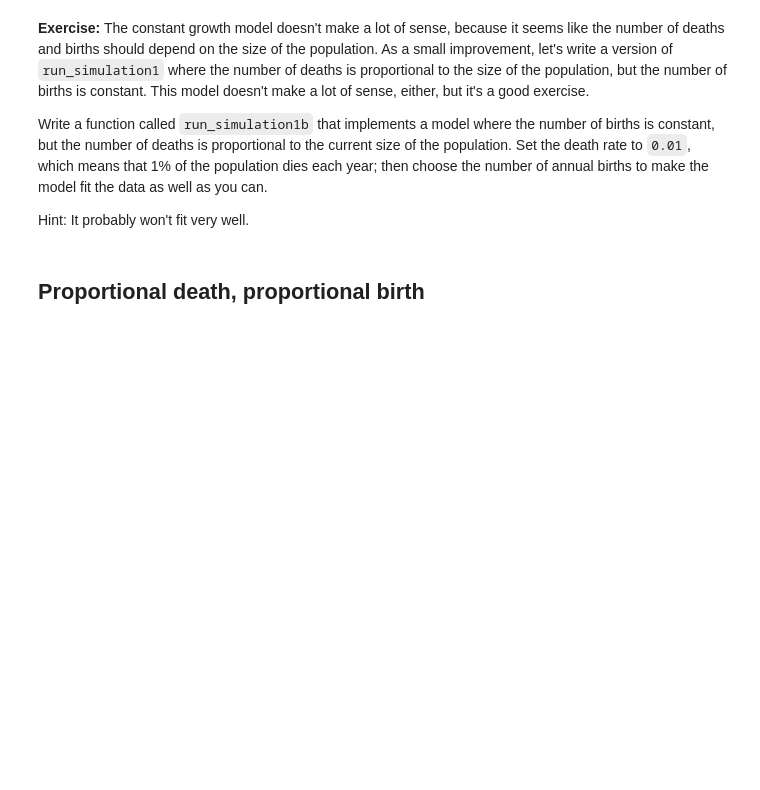
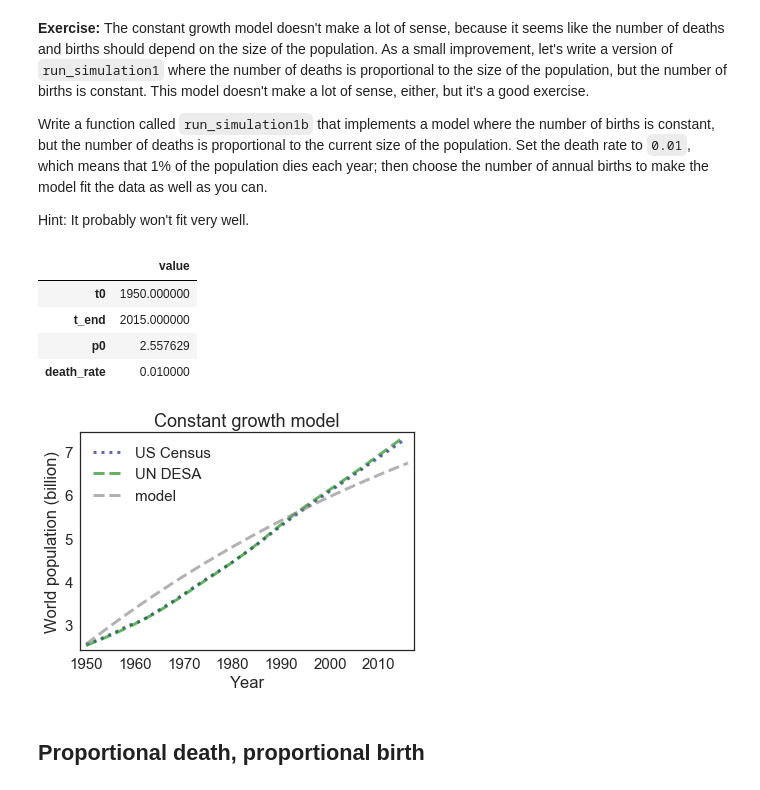
Before and after one commit to minhkhang1795/ModSimPy, a Jupyter notebook: code/chap03mine.ipynb, the cells around one changed output. Cells and saved outputs as stored; diff of their text form; code cells hidden in the pictures; blank space fills up the shorter version.

```diff
--- a/code/chap03mine.ipynb
+++ b/code/chap03mine.ipynb
@@ -259,5 +487,38 @@ plt.getp(plt.gca())
 Write a function called `run_simulation1b` that implements a model where the number of births is constant, but the number of deaths is proportional to the current size of the population.  Set the death rate to `0.01`, which means that 1% of the population dies each year; then choose the number of annual births to make the model fit the data as well as you can.
 
 Hint: It probably won't fit very well.
+# %%
+# Solution goes here
+t0 = census.index[0]
+t_end = census.index[-1]
+# total_growth = census[t_end] - census[t0]
+# elapsed_time = t_end - t0
+# annual_growth = total_growth / elapsed_time
+death_rate = 0.01
+
+system = System(t0=t0,
+                t_end=t_end,
+                p0=census[t0],
+                death_rate=death_rate)
+
+def run_simulation1b(system):
+    results = TimeSeries()
+    results[system.t0] = system.p0
+    for t in linrange(system.t0, system.t_end):
+        births = 0.1118
+        deaths = system.death_rate * results[t]
+        results[t+1] = results[t] + births - deaths
+    system.results = results
 # %%
 # Solution goes here
+run_simulation1b(system)
+
+plot_results(system, title='Constant growth model')
+system
+# %% [output]
+|  | value |
+| t0 | 1950.000000 |
+| t_end | 2015.000000 |
+| p0 | 2.557629 |
+| death_rate | 0.010000 |
+[figure, added]
```
Also changed, not shown: parts of 72 cells of this notebook, 7 other files.
